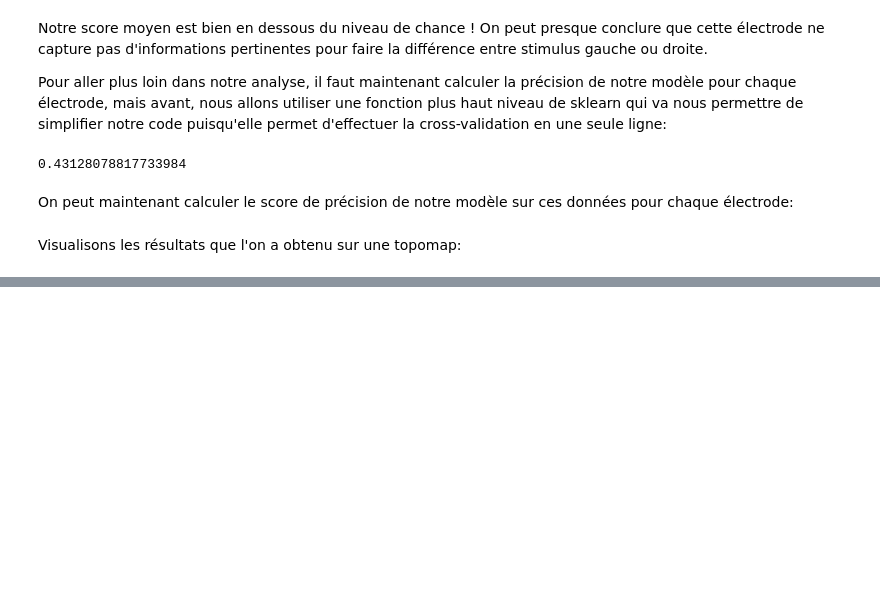
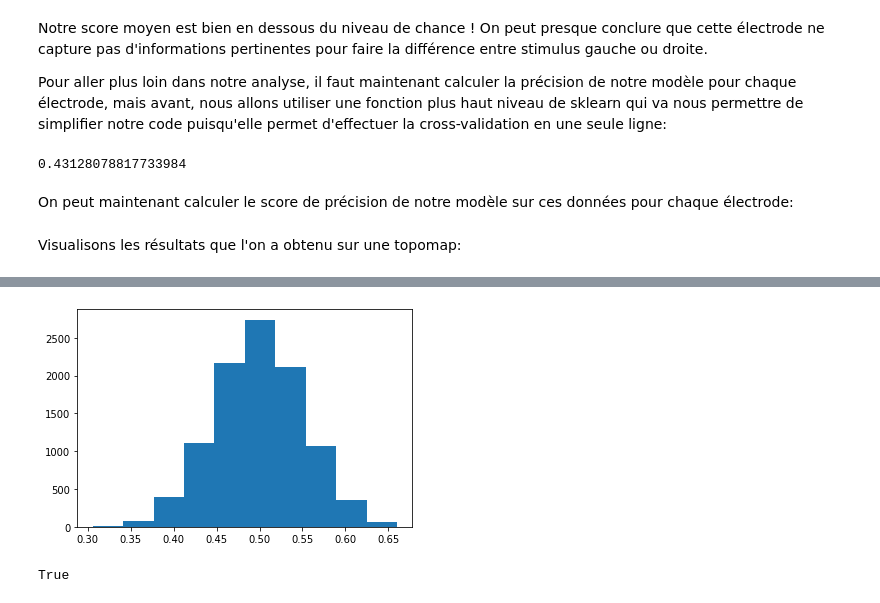
Before and after one commit to hyruuk/PSY2008A2021, a Jupyter notebook: AP4 - Utilisation du machine learning pour le décodage du cerveau.ipynb, the cells around one changed output, grey strips where cells are left out. Cells and saved outputs as stored; diff of their text form; code cells hidden in the pictures; blank space fills up the shorter version.

```diff
--- a/AP4 - Utilisation du machine learning pour le décodage du cerveau.ipynb
+++ b/AP4 - Utilisation du machine learning pour le décodage du cerveau.ipynb
@@ -359,0 +421,10 @@ Faire une blague sur les publications ultralol, on a pas révolutionné la scien
+# %%
+# ravel sert à applatir une matrice. Ici, on l'utilise pour se débarasser de la dimension "electrode"
+# de notre matrice de résultats. Ce faisant, on compare notre score à la distribution de tous les scores
+# de permutation à travers toutes les électrodes.
+plt.hist(perm_scores.ravel())
+plt.show()
+print(scores_elec[best] > max(perm_scores.ravel()))
+# %% [output]
+[figure, added]
+True
```
Also changed, not shown: parts of 30 cells of this notebook.
